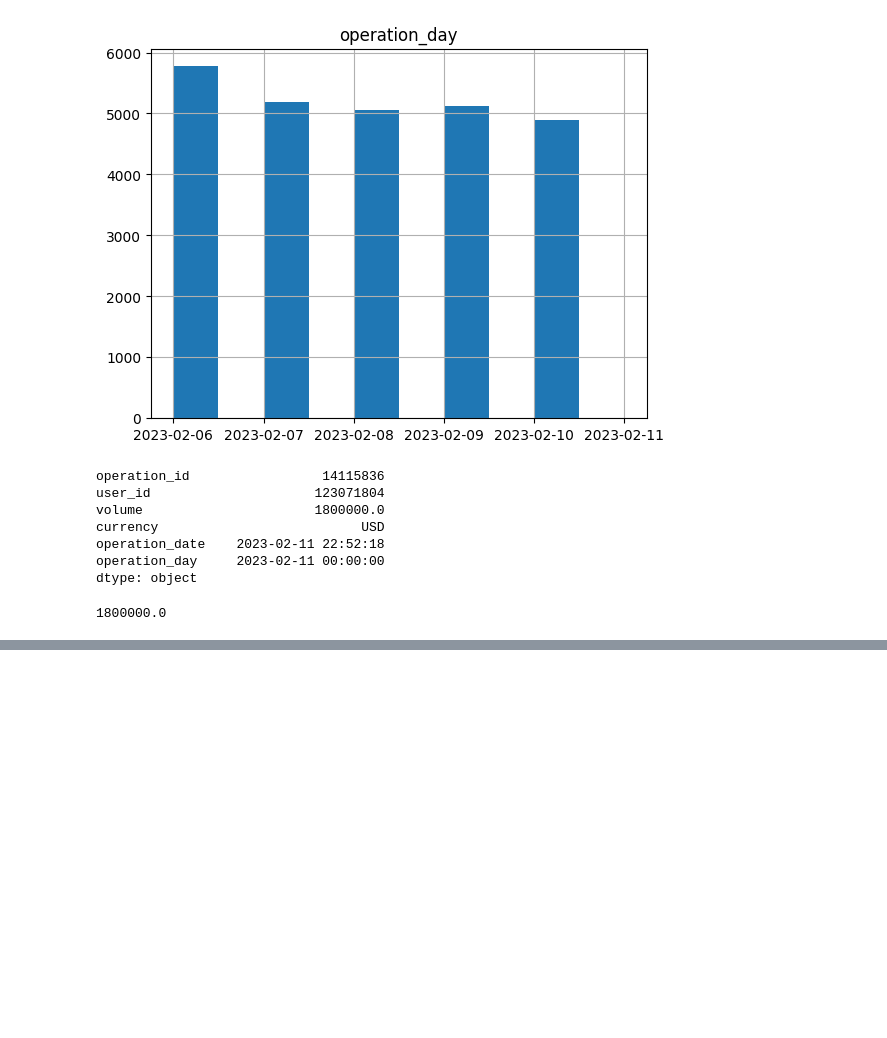
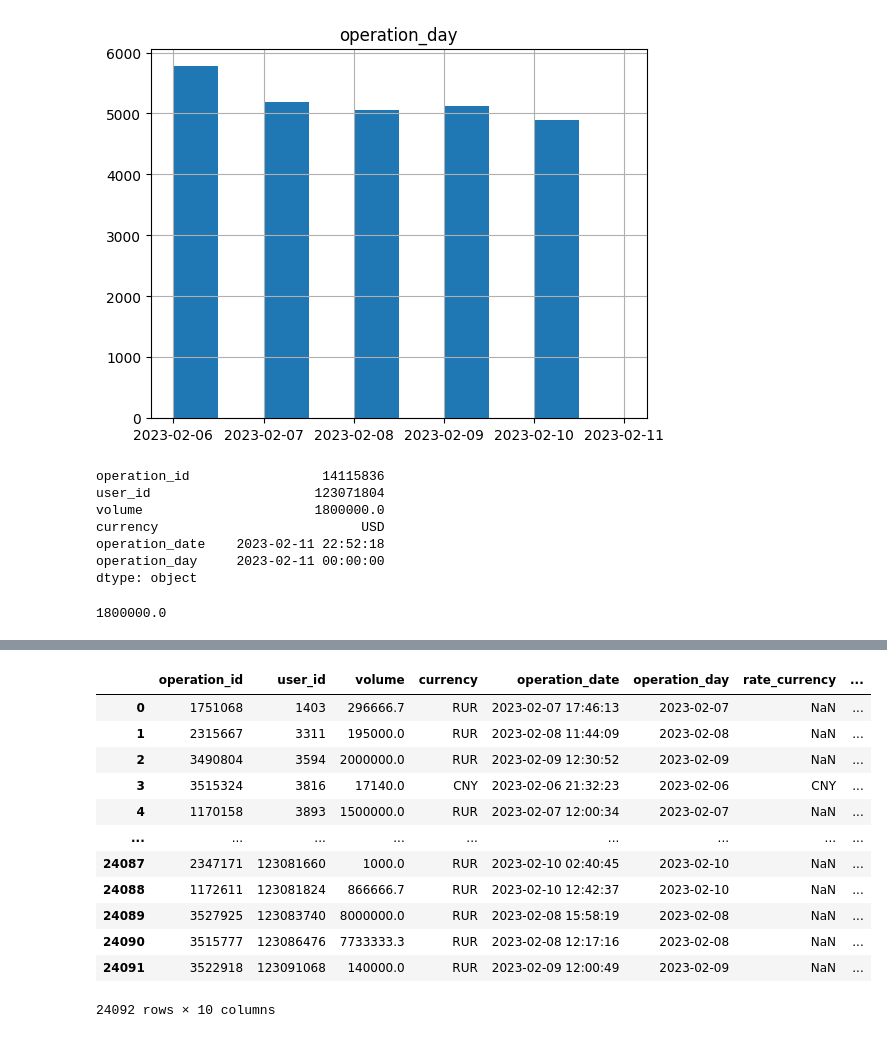
Before and after one commit to VinogradovIlya/algo, a Jupyter notebook: pro2_m4y1/vk_analit.ipynb, the cells around one changed output, grey strips where cells are left out. Drawn from its saved outputs; the diff is of its cells as text; code cells hidden in the pictures; blank space fills up the shorter version.

```diff
--- a/pro2_m4y1/vk_analit.ipynb
+++ b/pro2_m4y1/vk_analit.ipynb
@@ -250,0 +320,4 @@ selected_data1.loc[
+# %%
+users_first_income = df1.groupby('user_id')['operation_date'].min().reset_index()
+# %%
+users_first_income_df = pd.merge(df1, users_first_income, 'right', ['user_id', 'operation_date'])
@@ -250,0 +367,25 @@ selected_data1.loc[
+# %%
+df2['rate_value'] = df2['rate_value'].astype(float)
+# %%
+first_incomes_with_rate_values = pd.merge(
+    users_first_income_df,
+    df2,
+    how='left',
+    left_on=['currency', 'operation_day'],
+    right_on=['rate_currency', 'rate_date']
+)
+first_incomes_with_rate_values
+# %% [output]
+|  | operation_id | user_id | volume | currency | operation_date | operation_day | rate_currency | ... |
+| 0 | 1751068 | 1403 | 296666.7 | RUR | 2023-02-07 17:46:13 | 2023-02-07 | NaN | ... |
+| 1 | 2315667 | 3311 | 195000.0 | RUR | 2023-02-08 11:44:09 | 2023-02-08 | NaN | ... |
+| 2 | 3490804 | 3594 | 2000000.0 | RUR | 2023-02-09 12:30:52 | 2023-02-09 | NaN | ... |
+| 3 | 3515324 | 3816 | 17140.0 | CNY | 2023-02-06 21:32:23 | 2023-02-06 | CNY | ... |
+| 4 | 1170158 | 3893 | 1500000.0 | RUR | 2023-02-07 12:00:34 | 2023-02-07 | NaN | ... |
+| ... | ... | ... | ... | ... | ... | ... | ... | ... |
+| 24087 | 2347171 | 123081660 | 1000.0 | RUR | 2023-02-10 02:40:45 | 2023-02-10 | NaN | ... |
+| 24088 | 1172611 | 123081824 | 866666.7 | RUR | 2023-02-10 12:42:37 | 2023-02-10 | NaN | ... |
+| 24089 | 3527925 | 123083740 | 8000000.0 | RUR | 2023-02-08 15:58:19 | 2023-02-08 | NaN | ... |
+| 24090 | 3515777 | 123086476 | 7733333.3 | RUR | 2023-02-08 12:17:16 | 2023-02-08 | NaN | ... |
+| 24091 | 3522918 | 123091068 | 140000.0 | RUR | 2023-02-09 12:00:49 | 2023-02-09 | NaN | ... |
+24092 rows × 10 columns
```
Also changed, not shown: parts of 29 cells of this notebook, 3 other files.
